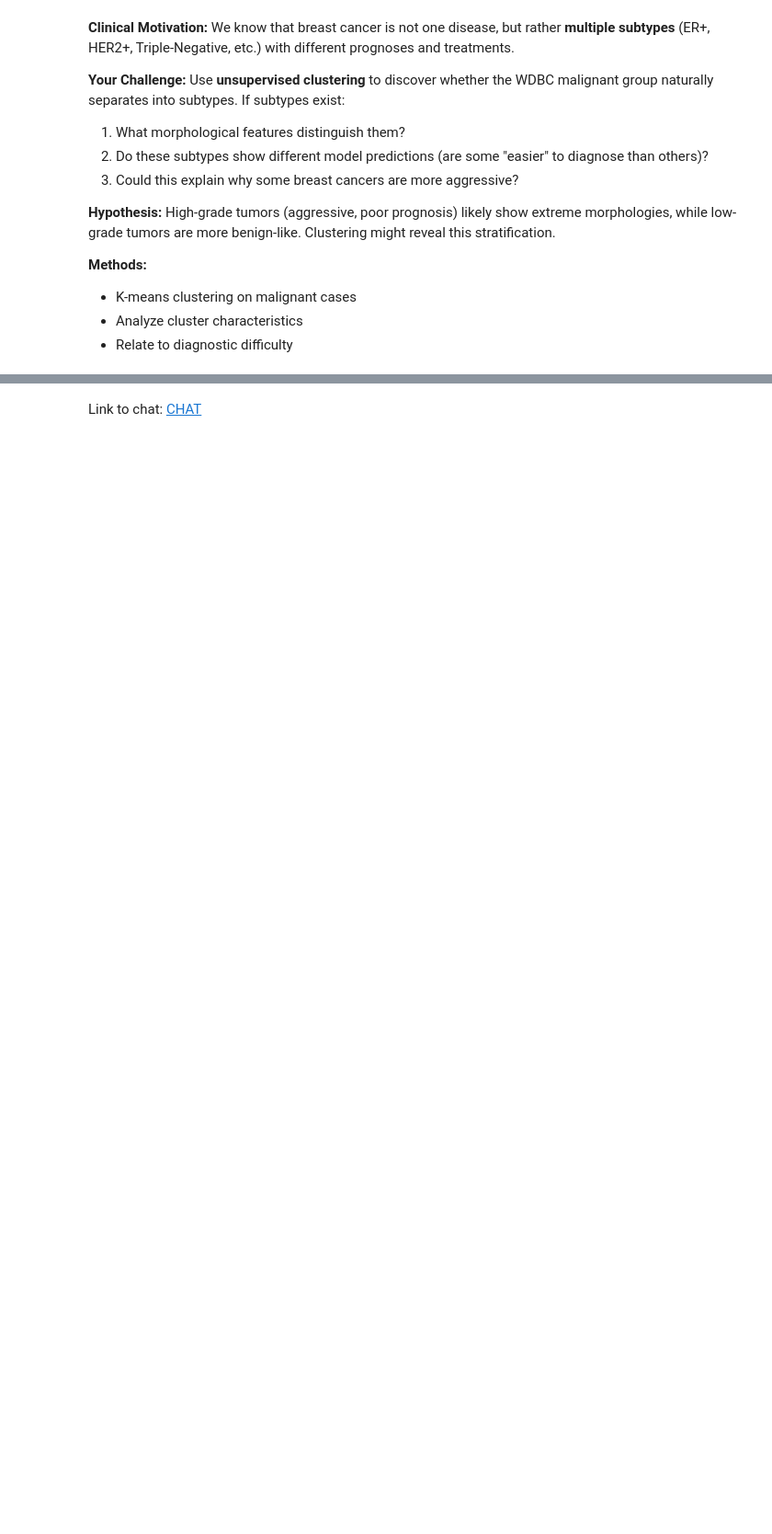
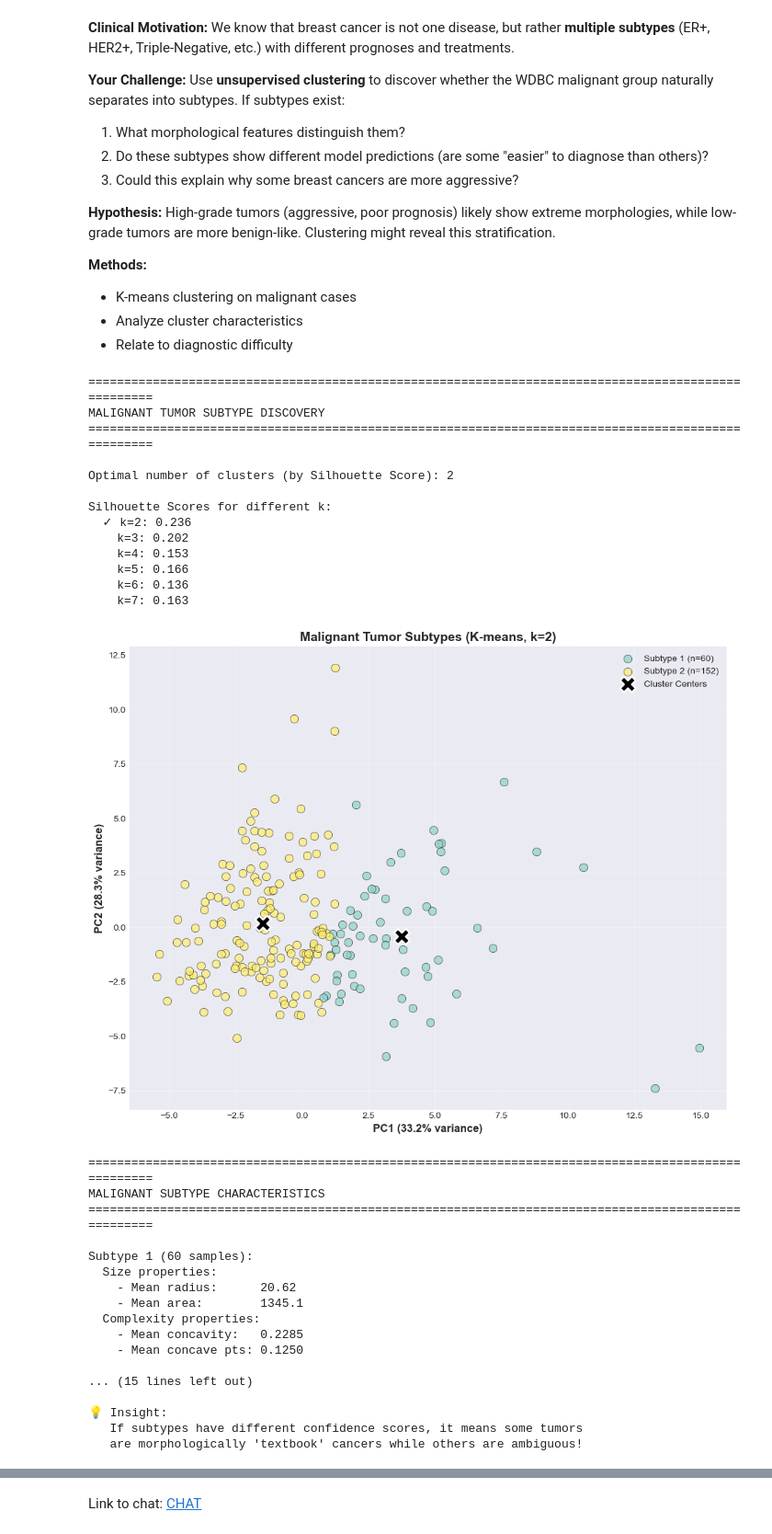
Before and after one commit to Einan-F/code_exercise_build, a Jupyter notebook: clinical_computation_exercise_EF.ipynb, the cells around one changed output, grey strips where cells are left out. Shown: that part at 92% size. Saved outputs shown, nothing was run; the diff lists cells and outputs as text; code cells hidden in the pictures; blank space fills up the shorter version.

```diff
--- a/clinical_computation_exercise_EF.ipynb
+++ b/clinical_computation_exercise_EF.ipynb
@@ -1478,39 +1620,71 @@ for subtype_id in range(optimal_k):
     subtype_mask = malignant_subtypes == subtype_id
     subtype_samples = X_malignant[subtype_mask]
 
     print(f"\nSubtype {subtype_id+1} ({subtype_mask.sum()} samples):")
 
     # Calculate mean morphological properties
-    mean_size = subtype_samples[['radius_mean', 'area_mean']].mean()
-    mean_complexity = subtype_samples[['concavity_mean', 'concave points_mean']].mean()
+    mean_size = subtype_samples[['radius1', 'area1']].mean()
+    mean_complexity = subtype_samples[['concavity1', 'concave_points1']].mean()
 
     print(f"  Size properties:")
-    print(f"    - Mean radius:      {mean_size['radius_mean']:.2f}")
-    print(f"    - Mean area:        {mean_size['area_mean']:.1f}")
+    print(f"    - Mean radius:      {mean_size['radius1']:.2f}")
+    print(f"    - Mean area:        {mean_size['area1']:.1f}")
     print(f"  Complexity properties:")
-    print(f"    - Mean concavity:   {mean_complexity['concavity_mean']:.4f}")
-    print(f"    - Mean concave pts: {mean_complexity['concave points_mean']:.4f}")
+    print(f"    - Mean concavity:   {mean_complexity['concavity1']:.4f}")
+    print(f"    - Mean concave pts: {mean_complexity['concave_points1']:.4f}")
 
 # Test if subtypes have different model predictions
 print(f"\n" + "=" * 100)
 print("DO SUBTYPES SHOW DIFFERENT DIAGNOSTIC DIFFICULTY?")
 print("=" * 100)
 
 # Make predictions on malignant subtypes using our best model (XGBoost)
 X_malignant_selected = X_malignant_scaled[:, selected_feature_indices]
 pred_prob = xgb_model.predict_proba(X_malignant_selected)[:, 1]
 
 print(f"\nDiagnostic confidence (probability) by subtype:")
 for subtype_id in range(optimal_k):
     subtype_mask = malignant_subtypes == subtype_id
     subtype_probs = pred_prob[subtype_mask]
 
     print(f"  Subtype {subtype_id+1}: Mean confidence={subtype_probs.mean():.3f} "
           f"(std={subtype_probs.std():.3f})")
 
 print(f"\n💡 Insight:")
 print(f"   If subtypes have different confidence scores, it means some tumors")
 print(f"   are morphologically 'textbook' cancers while others are ambiguous!")
+# %% [output]
+====================================================================================================
+MALIGNANT TUMOR SUBTYPE DISCOVERY
+====================================================================================================
+
+Optimal number of clusters (by Silhouette Score): 2
+
+Silhouette Scores for different k:
+  ✓ k=2: 0.236
+    k=3: 0.202
+    k=4: 0.153
+    k=5: 0.166
+    k=6: 0.136
+    k=7: 0.163
+[figure, added]
+====================================================================================================
+MALIGNANT SUBTYPE CHARACTERISTICS
+====================================================================================================
+
+Subtype 1 (60 samples):
+  Size properties:
+    - Mean radius:      20.62
+    - Mean area:        1345.1
+  Complexity properties:
+    - Mean concavity:   0.2285
+    - Mean concave pts: 0.1250
+
+... (15 lines left out)
+
+💡 Insight:
+   If subtypes have different confidence scores, it means some tumors
+   are morphologically 'textbook' cancers while others are ambiguous!
 # %% [markdown]
 ### 6.2 Cross-Dataset Transfer Learning (Advanced Extension)
 
```
Also changed, not shown: parts of 9 cells of this notebook, 6 other files.
